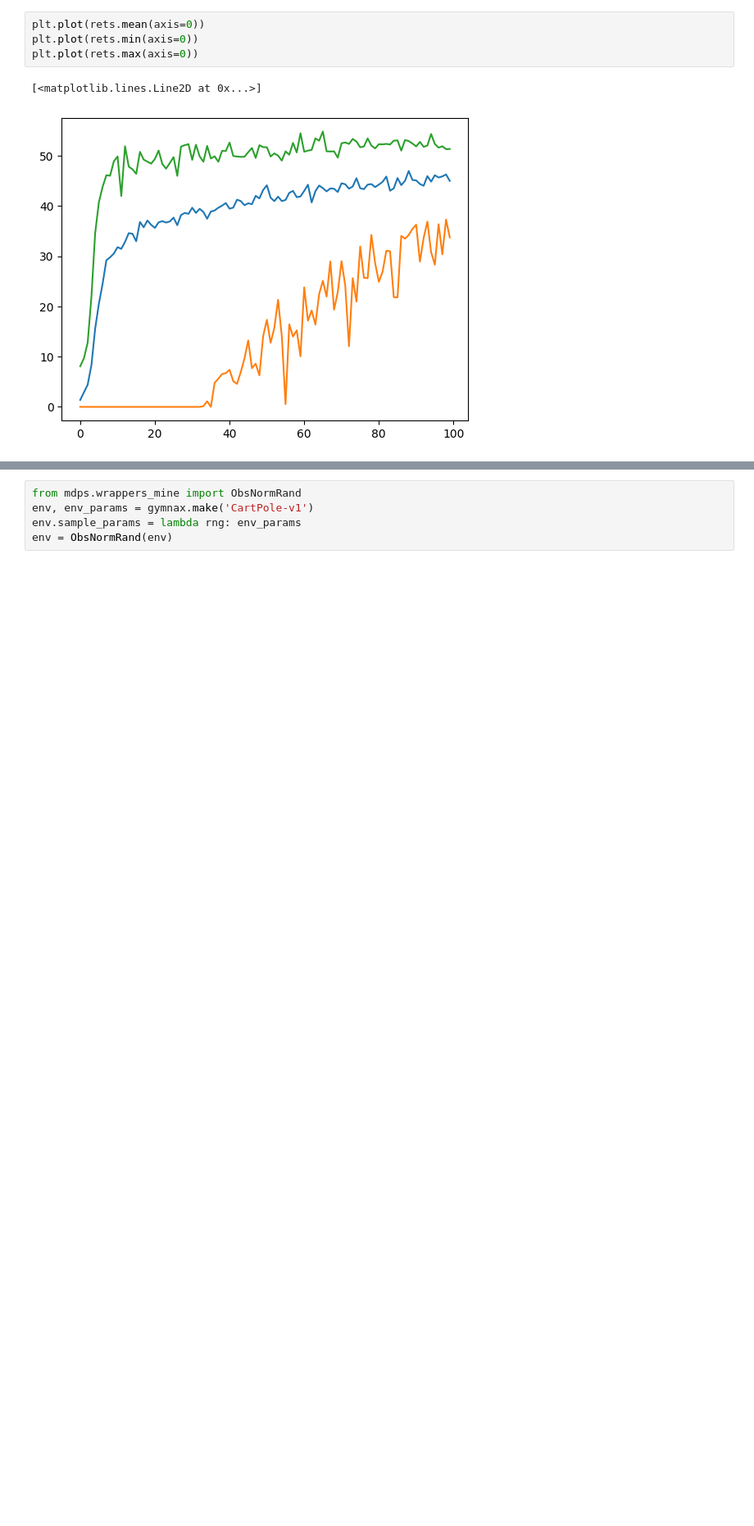
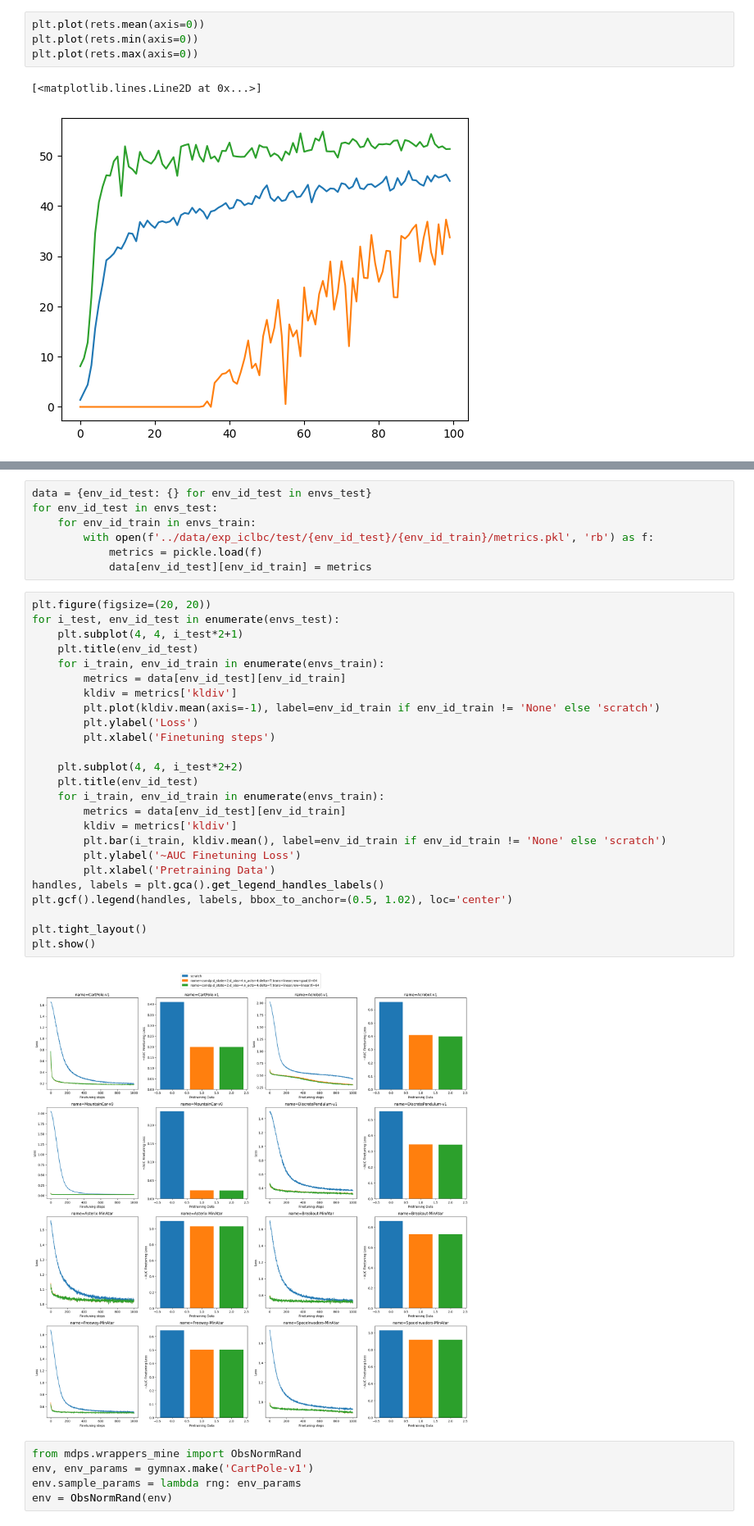
Before and after one commit to akarshkumar0101/synthetic-mdps, a Jupyter notebook: src/temp.ipynb, the cells around one changed output, grey strips where cells are left out. Shown at 82% size. Saved outputs shown, nothing was run; the diff lists cells and outputs as text; blank space fills up the shorter version.

```diff
--- a/src/temp.ipynb
+++ b/src/temp.ipynb
@@ -125,3 +144,37 @@ plt.plot(rets.max(axis=0))
+# %%
+data = {env_id_test: {} for env_id_test in envs_test}
+for env_id_test in envs_test:
+    for env_id_train in envs_train:
+        with open(f'../data/exp_iclbc/test/{env_id_test}/{env_id_train}/metrics.pkl', 'rb') as f:
+            metrics = pickle.load(f)
+            data[env_id_test][env_id_train] = metrics
+# %%
+plt.figure(figsize=(20, 20))
+for i_test, env_id_test in enumerate(envs_test):
+    plt.subplot(4, 4, i_test*2+1)
+    plt.title(env_id_test)
+    for i_train, env_id_train in enumerate(envs_train):
+        metrics = data[env_id_test][env_id_train]
+        kldiv = metrics['kldiv']
+        plt.plot(kldiv.mean(axis=-1), label=env_id_train if env_id_train != 'None' else 'scratch')
+        plt.ylabel('Loss')
+        plt.xlabel('Finetuning steps')
+
+    plt.subplot(4, 4, i_test*2+2)
+    plt.title(env_id_test)
+    for i_train, env_id_train in enumerate(envs_train):
+        metrics = data[env_id_test][env_id_train]
+        kldiv = metrics['kldiv']
+        plt.bar(i_train, kldiv.mean(), label=env_id_train if env_id_train != 'None' else 'scratch')
+        plt.ylabel('~AUC Finetuning Loss')
+        plt.xlabel('Pretraining Data')
+handles, labels = plt.gca().get_legend_handles_labels()
+plt.gcf().legend(handles, labels, bbox_to_anchor=(0.5, 1.02), loc='center')
+
+plt.tight_layout()
+plt.show()
+# %% [output]
+[figure, added]
 # %%
 from mdps.wrappers_mine import ObsNormRand
 env, env_params = gymnax.make('CartPole-v1')
```
Also changed, not shown: parts of 9 cells of this notebook, 5 other files.
